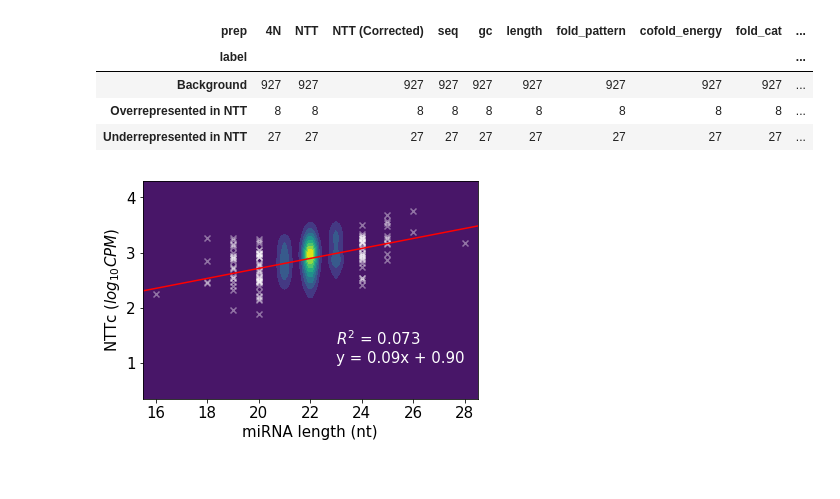
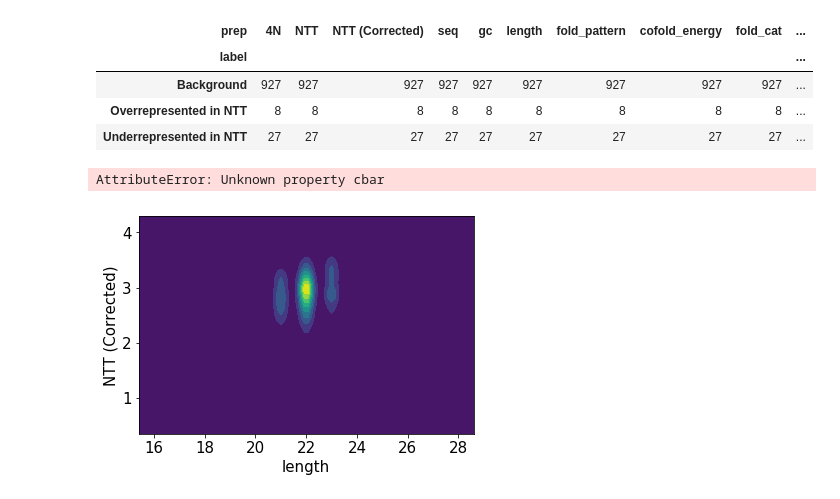
Before and after one commit to wckdouglas/tgirt_smRNA, a Jupyter notebook: scripts/mirExplore_bias_rf.ipynb, the cells around one changed output. Drawn from its saved outputs; the diff is of its cells as text; code cells hidden in the pictures.

```diff
--- a/scripts/mirExplore_bias_rf.ipynb
+++ b/scripts/mirExplore_bias_rf.ipynb
@@ -1015,28 +1015,31 @@ labeled_fold_df.groupby('label').count()
 # %%
 fig = plt.figure()
 ax = fig.add_subplot(111)
 x = labeled_fold_df['length']
 y = labeled_fold_df['NTT (Corrected)']
-sns.kdeplot(x, y,cmap = 'viridis', shade = True)
+p = sns.kdeplot(x, y,cmap = 'viridis', shade = True)
 lm = LinearRegression()
 lm.fit(x.values.reshape(-1,1),y)
 xs = np.linspace(x.min()-2, x.max()+2, 10)
-ax.plot(xs, xs * lm.coef_ + lm.intercept_, color = 'red')
+p = ax.plot(xs, xs * lm.coef_ + lm.intercept_,
+            color = 'red',
+           cbar=True)
 ax.set_xlim(x.min()-0.5, x.max()+0.5)
 
 condition = (x >= 24) | (x <= 20)
 #condition = labeled_fold_df.label != 'Background'
 ax.scatter(x[condition], y[condition],
            color = 'white', marker = 'x',
           alpha = 0.4)
 r2 = r2_score(y, lm.predict(x.values.reshape(-1,1)))
 
 text = '$R^2$ = %.3f' %r2
 text += '\ny = %.2fx + %.2f' %(lm.coef_, lm.intercept_)
 ax.text(23,1, text, fontsize=15, color = 'white')
 ax.set_xlabel('miRNA length (nt)')
 ax.set_ylabel('NTTc ($log_{10}CPM$)')
 fig.savefig('../figures/miRNA_size.eps', bbox_inches='tight')
 fig.savefig('../figures/miRNA_size.png', bbox_inches='tight')
 # %% [output]
+AttributeError: Unknown property cbar
-[figure, old version]
+[figure, new version]
```
Also changed, not shown: 2 other files.
